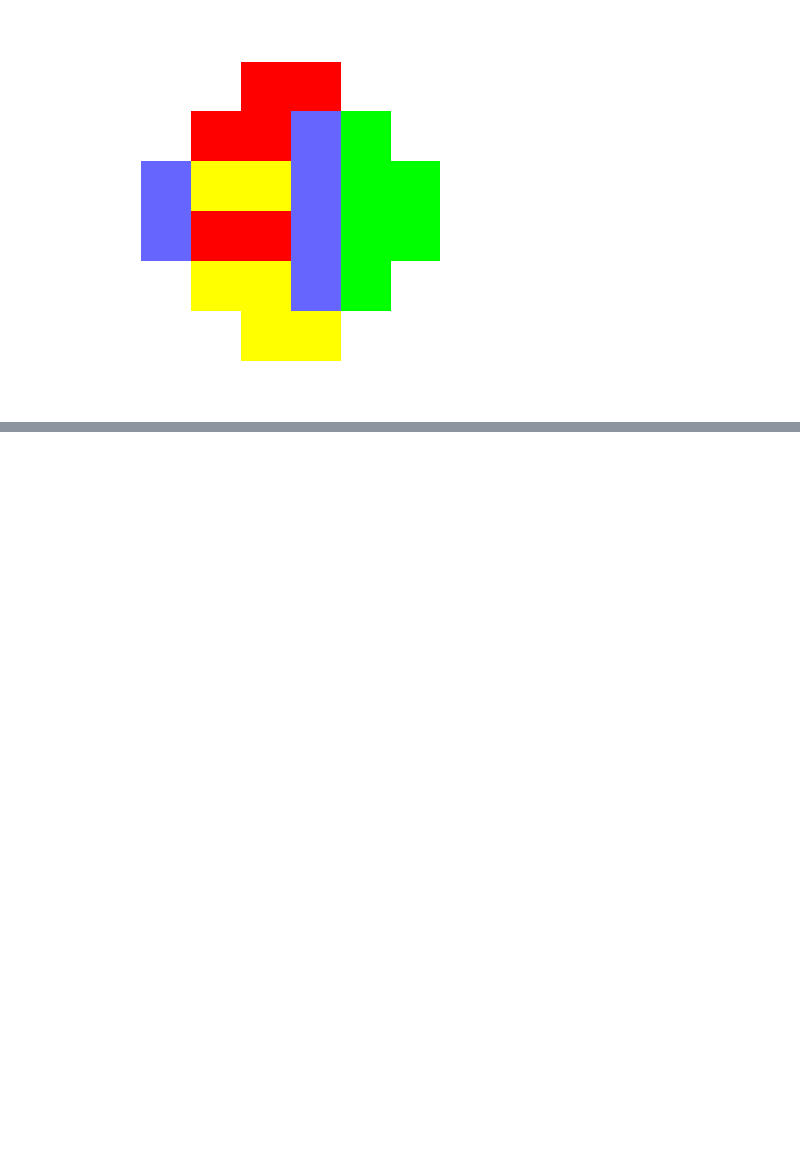
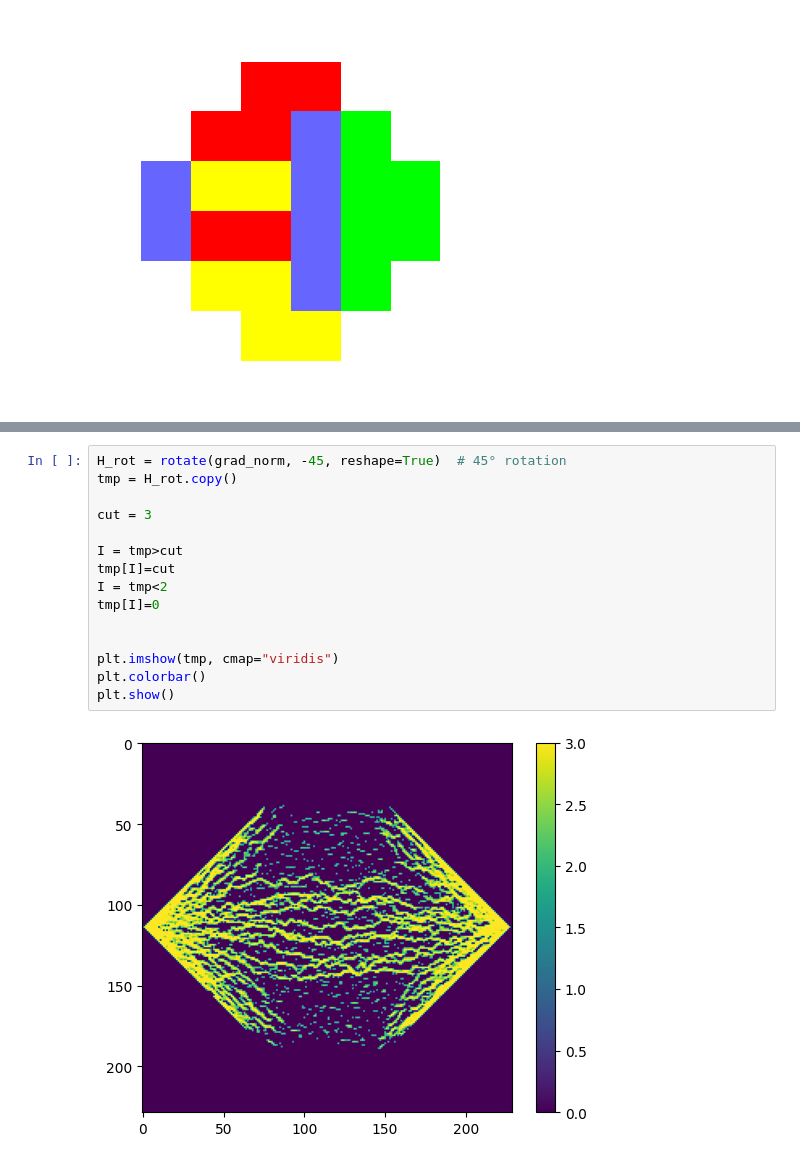
Before and after one commit to MaxvanHorssen/random-tilings, a Jupyter notebook: Untitled-1.ipynb, the cells around one changed output, grey strips where cells are left out. Drawn from its saved outputs; the diff is of its cells as text; blank space fills up the shorter version.

```diff
--- a/Untitled-1.ipynb
+++ b/Untitled-1.ipynb
@@ -360,0 +447,17 @@ _=draw_aztec(3,w,dpi=100)
+# %%
+H_rot = rotate(grad_norm, -45, reshape=True)  # 45° rotation
+tmp = H_rot.copy()
+
+cut = 3
+
+I = tmp>cut
+tmp[I]=cut
+I = tmp<2
+tmp[I]=0
+
+
+plt.imshow(tmp, cmap="viridis")
+plt.colorbar()
+plt.show()
+# %% [output]
+[figure, added]
```
Also changed, not shown: parts of 28 cells of this notebook.
